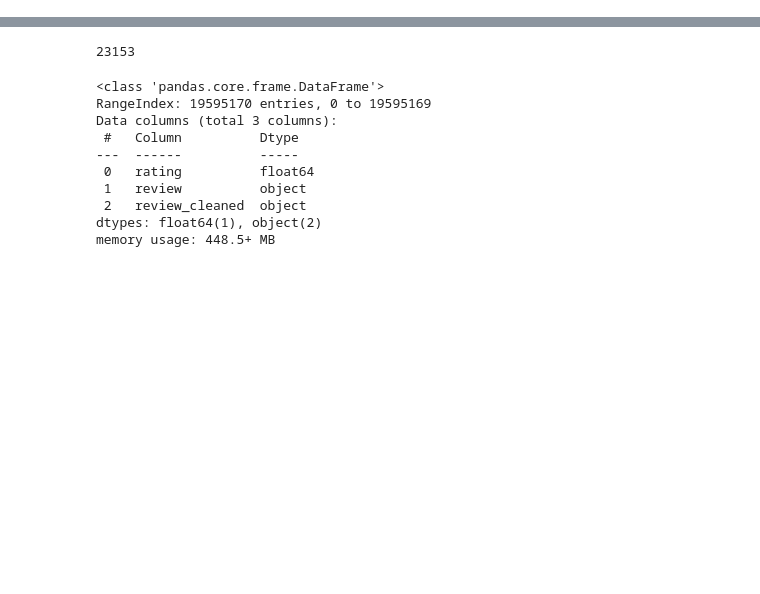
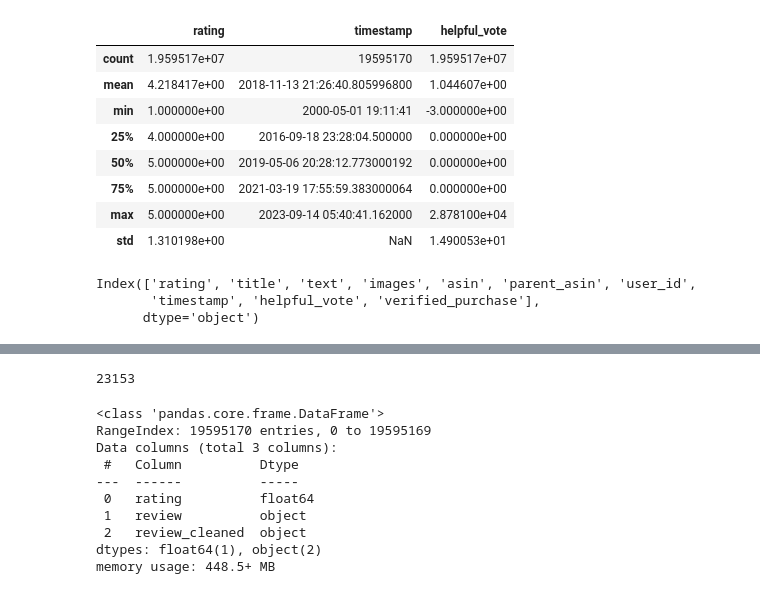
Before and after one commit to learninq/Master-Thesis-Sentiment-Analysis, a Jupyter notebook: 01.sentiment_analysis_dev.ipynb, the cells around one changed output, grey strips where cells are left out. Cells and saved outputs as stored; diff of their text form; code cells hidden in the pictures; blank space fills up the shorter version.

```diff
--- a/01.sentiment_analysis_dev.ipynb
+++ b/01.sentiment_analysis_dev.ipynb
@@ -219,0 +202,20 @@ dtype: int64
+# %%
+# Print data statistics
+df.describe()
+# %% [output]
+|  | rating | timestamp | helpful_vote |
+| count | 1.959517e+07 | 19595170 | 1.959517e+07 |
+| mean | 4.218417e+00 | 2018-11-13 21:26:40.805996800 | 1.044607e+00 |
+| min | 1.000000e+00 | 2000-05-01 19:11:41 | -3.000000e+00 |
+| 25% | 4.000000e+00 | 2016-09-18 23:28:04.500000 | 0.000000e+00 |
+| 50% | 5.000000e+00 | 2019-05-06 20:28:12.773000192 | 0.000000e+00 |
+| 75% | 5.000000e+00 | 2021-03-19 17:55:59.383000064 | 0.000000e+00 |
+| max | 5.000000e+00 | 2023-09-14 05:40:41.162000 | 2.878100e+04 |
+| std | 1.310198e+00 | NaN | 1.490053e+01 |
+# %%
+# Print all column names
+df.columns
+# %% [output]
+Index(['rating', 'title', 'text', 'images', 'asin', 'parent_asin', 'user_id',
+       'timestamp', 'helpful_vote', 'verified_purchase'],
+      dtype='object')
```
Also changed, not shown: parts of 228 cells of this notebook.
